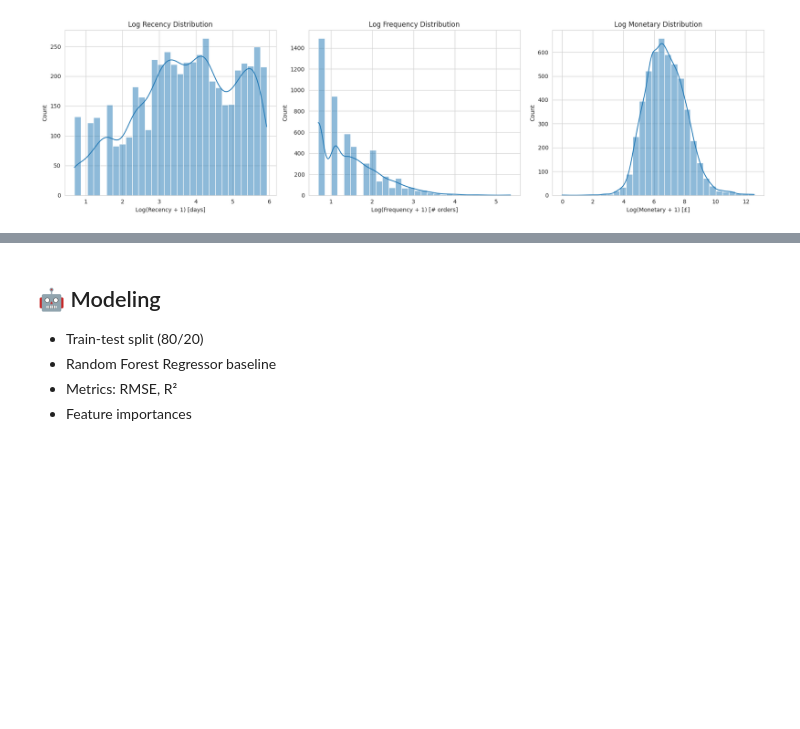
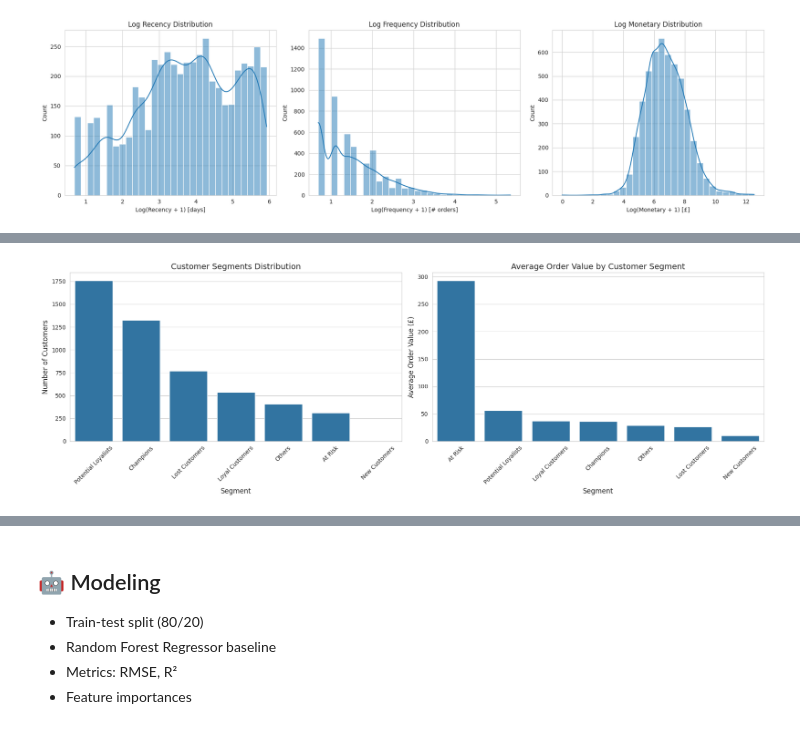
Before and after one commit to egedolmaci/dsa210-term-project, a Jupyter notebook: main.ipynb, the cells around one changed output, grey strips where cells are left out. Saved outputs shown, nothing was run; the diff lists cells and outputs as text; code cells hidden in the pictures; blank space fills up the shorter version.

```diff
--- a/main.ipynb
+++ b/main.ipynb
@@ -147,0 +207,93 @@ plt.show()
+# %%
+# Customer Segmentation by RFM
+# Create RFM segments using simplified approach
+rfm_segmentation = feature_df[['CustomerID', 'Recency', 'Frequency', 'Monetary']].copy()
+
+# Define segments based on simple thresholds
+# Recency thresholds (days)
+r_bins = [0, 30, 90, 180, float('inf')]
+r_labels = ['1-Best', '2-Good', '3-Average', '4-Worst']
+rfm_segmentation['R_Segment'] = pd.cut(rfm_segmentation['Recency'], bins=r_bins, labels=r_labels)
+
+# Frequency thresholds (orders)
+f_bins = [0, 1, 3, 10, float('inf')]
+f_labels = ['4-Worst', '3-Average', '2-Good', '1-Best']
+rfm_segmentation['F_Segment'] = pd.cut(rfm_segmentation['Frequency'], bins=f_bins, labels=f_labels)
+
+# Monetary thresholds (£)
+rfm_segmentation['Monetary_Log'] = np.log1p(rfm_segmentation['Monetary'])
+monetary_median = rfm_segmentation['Monetary_Log'].median()
+m_bins = [0, monetary_median/2, monetary_median, monetary_median*1.5, float('inf')]
+m_labels = ['4-Worst', '3-Average', '2-Good', '1-Best']
+rfm_segmentation['M_Segment'] = pd.cut(rfm_segmentation['Monetary_Log'], bins=m_bins, labels=m_labels)
+
+# Define customer segments
+def simplified_segment(row):
+    # Champions (recent, frequent, high value)
+    if (row['R_Segment'] == '1-Best' and
+        row['F_Segment'] in ['1-Best', '2-Good'] and
+        row['M_Segment'] in ['1-Best', '2-Good']):
+        return 'Champions'
+
+    # Loyal Customers (not very recent, but frequent and high value)
+    elif (row['R_Segment'] in ['2-Good', '3-Average'] and
+          row['F_Segment'] in ['1-Best', '2-Good'] and
+          row['M_Segment'] in ['1-Best', '2-Good']):
+        return 'Loyal Customers'
+
+    # Potential Loyalist (recent, moderate frequency/value)
+    elif (row['R_Segment'] in ['1-Best', '2-Good'] and
+          (row['F_Segment'] in ['2-Good', '3-Average'] or
+           row['M_Segment'] in ['2-Good', '3-Average'])):
+        return 'Potential Loyalists'
+
+    # At Risk (not recent, but previously frequent/high value)
+    elif (row['R_Segment'] in ['3-Average', '4-Worst'] and
+          (row['F_Segment'] in ['1-Best', '2-Good'] or
+           row['M_Segment'] in ['1-Best', '2-Good'])):
+        return 'At Risk'
+
+    # New Customers (very recent, low frequency)
+    elif (row['R_Segment'] == '1-Best' and
+          row['F_Segment'] in ['3-Average', '4-Worst']):
+        return 'New Customers'
+
+    # Lost Customers (not recent, low frequency and value)
+    elif row['R_Segment'] == '4-Worst' and row['F_Segment'] in ['3-Average', '4-Worst']:
+        return 'Lost Customers'
+
+    # Others
+    else:
+        return 'Others'
+
+rfm_segmentation['Segment'] = rfm_segmentation.apply(simplified_segment, axis=1)
+
+# Average order value by segment
+segment_aov = rfm_segmentation.merge(
+    feature_df[['CustomerID', 'AvgOrderValue']],
+    on='CustomerID', how='left'
+)
+segment_avg = segment_aov.groupby('Segment')['AvgOrderValue'].mean().sort_values(ascending=False)
+
+# Plot segment distribution with average order value
+fig, (ax1, ax2) = plt.subplots(1, 2, figsize=(18, 6))
+
+# Segment distribution
+segment_counts = rfm_segmentation['Segment'].value_counts()
+sns.barplot(x=segment_counts.index, y=segment_counts.values, ax=ax1)
+ax1.set_title('Customer Segments Distribution', fontsize=14)
+ax1.set_xlabel('Segment', fontsize=12)
+ax1.set_ylabel('Number of Customers', fontsize=12)
+ax1.tick_params(axis='x', rotation=45)
+
+# Average order value by segment
+sns.barplot(x=segment_avg.index, y=segment_avg.values, ax=ax2)
+ax2.set_title('Average Order Value by Customer Segment', fontsize=14)
+ax2.set_xlabel('Segment', fontsize=12)
+ax2.set_ylabel('Average Order Value (£)', fontsize=12)
+ax2.tick_params(axis='x', rotation=45)
+
+plt.tight_layout()
+plt.show()
+# %% [output]
+[figure, added]
```
Also changed, not shown: parts of 9 cells of this notebook.
